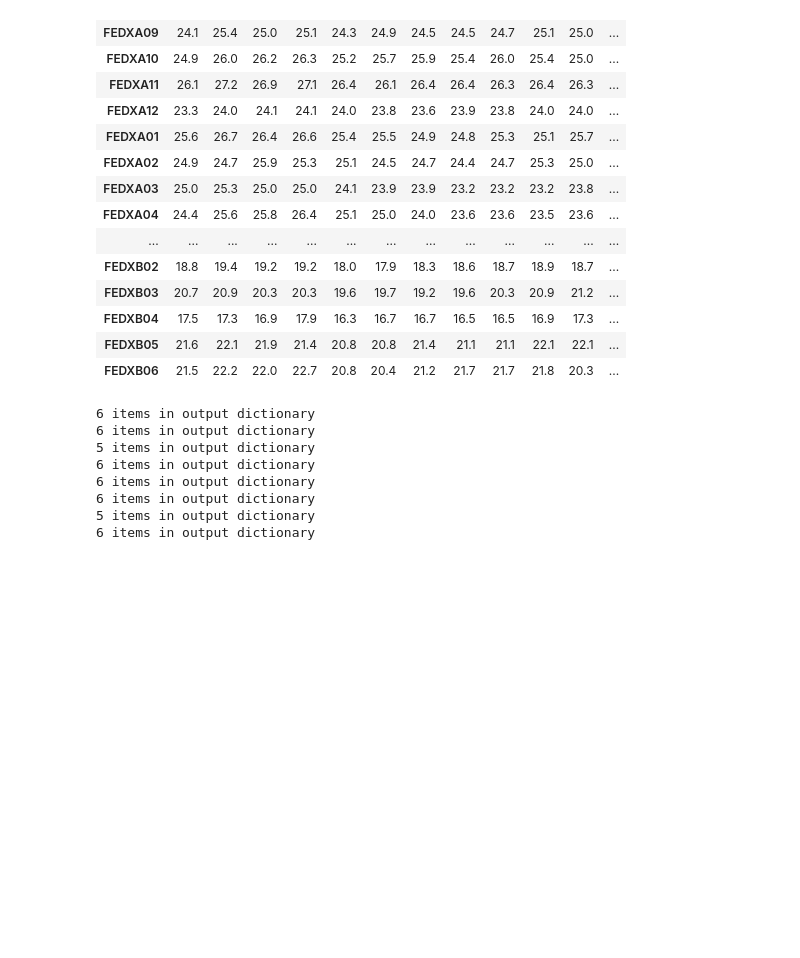
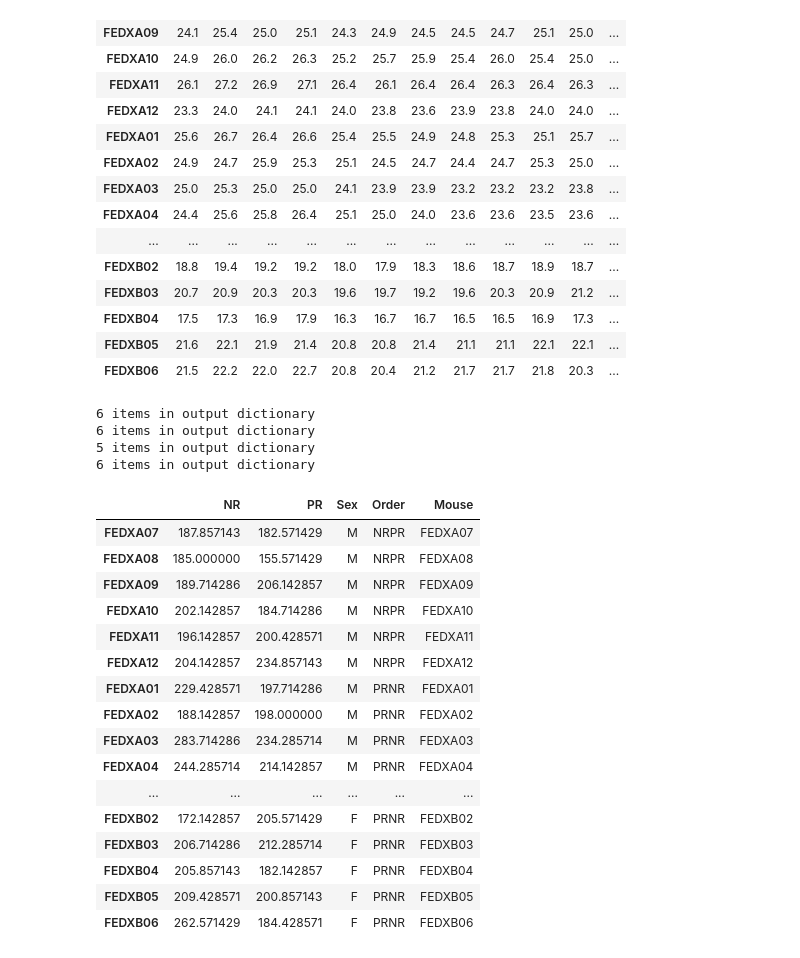
Before and after one commit to Htbibalan/FEDProtein, a Jupyter notebook: notebooks/FEDX_A_B_DATA STAT.ipynb, the cells around one changed output. Cells and saved outputs as stored; diff of their text form; code cells hidden in the pictures; blank space fills up the shorter version.

```diff
--- a/notebooks/FEDX_A_B_DATA STAT.ipynb
+++ b/notebooks/FEDX_A_B_DATA STAT.ipynb
@@ -124,22 +178,59 @@ result
 | FEDXB05 | 21.6 | 22.1 | 21.9 | 21.4 | 20.8 | 20.8 | 21.4 | 21.1 | 21.1 | 22.1 | 22.1 | ... |
 | FEDXB06 | 21.5 | 22.2 | 22.0 | 22.7 | 20.8 | 20.4 | 21.2 | 21.7 | 21.7 | 21.8 | 20.3 | ... |
 # %%
-nrpr_avg = get_data_fields(mice, ["pr_avg_pellets"],nrpr_male_selector)
-prnr_avg = get_data_fields(mice, ["pr_avg_pellets"],prnr_male_selector)
-nrprf_avg = get_data_fields(mice, ["pr_avg_pellets"],nrpr_female_selector)
-prnrf_avg = get_data_fields(mice, ["pr_avg_pellets"],prnr_female_selector)
+nrpr_avg = get_data_fields(mice, ["nr_avg_pellets" , "pr_avg_pellets"],nrpr_male_selector)
+nrpr_avg = np.array(nrpr_avg).T
 
-nrpr_avg_nr = get_data_fields(mice, ["nr_avg_pellets"],nrpr_male_selector)
-prnr_avg_nr = get_data_fields(mice, ["nr_avg_pellets"],prnr_male_selector)
-nrprf_avg_nr = get_data_fields(mice, ["nr_avg_pellets"],nrpr_female_selector)
-prnrf_avg_nr = get_data_fields(mice, ["nr_avg_pellets"],prnr_female_selector)
+prnr_avg = get_data_fields(mice, ["nr_avg_pellets", "pr_avg_pellets"],prnr_male_selector)
+prnr_avg = np.array(prnr_avg).T
+
+nrprf_avg = get_data_fields(mice, ["nr_avg_pellets","pr_avg_pellets"],nrpr_female_selector)
+nrprf_avg = np.array(nrprf_avg).T
+
+prnrf_avg = get_data_fields(mice, ["nr_avg_pellets", "pr_avg_pellets"],prnr_female_selector)
+prnrf_avg = np.array(prnrf_avg).T
 # %% [output]
 6 items in output dictionary
 6 items in output dictionary
 5 items in output dictionary
 6 items in output dictionary
-6 items in output dictionary
-6 items in output dictionary
-5 items in output dictionary
-6 items in output dictionary
+# %%
+dfnrpr_avg=pd.DataFrame(nrpr_avg, columns=["NR","PR"],index=['FEDXA07', 'FEDXA08', 'FEDXA09', 'FEDXA10', 'FEDXA11', 'FEDXA12'])
+dfprnr_avg=pd.DataFrame(prnr_avg, columns=["NR","PR"],index=["FEDXA01","FEDXA02","FEDXA03", "FEDXA04","FEDXA05","FEDXA06"])
+dfnrprf_avg=pd.DataFrame(nrprf_avg, columns=["NR","PR"],index=['FEDXB07', 'FEDXB08', 'FEDXB10', 'FEDXB11', 'FEDXB12'])
+dfprnrf_avg=pd.DataFrame(prnrf_avg, columns=["NR","PR"],index=['FEDXB01', 'FEDXB02', 'FEDXB03', 'FEDXB04', 'FEDXB05', 'FEDXB06'])
+# %%
+dfnrpr_avg ["Sex"],  = "M"
+dfnrpr_avg["Order"] = "NRPR"
+dfprnr_avg["Sex"] = "M"
+dfprnr_avg["Order"] = "PRNR"
+dfnrprf_avg["Sex"] = "F"
+dfnrprf_avg["Order"] = "NRPR"
+dfprnrf_avg["Sex"] = "F"
+dfprnrf_avg["Order"] = "PRNR"
+
+avgpellettakenframes = [dfnrpr_avg,dfprnr_avg,dfnrprf_avg,dfprnrf_avg]
+
+resultavgpellettaken = pd.concat(avgpellettakenframes)
+resultavgpellettaken["Mouse"] = resultavgpellettaken.index
+# %%
+resultavgpellettaken
+# %% [output]
+|  | NR | PR | Sex | Order | Mouse |
+| FEDXA07 | 187.857143 | 182.571429 | M | NRPR | FEDXA07 |
+| FEDXA08 | 185.000000 | 155.571429 | M | NRPR | FEDXA08 |
+| FEDXA09 | 189.714286 | 206.142857 | M | NRPR | FEDXA09 |
+| FEDXA10 | 202.142857 | 184.714286 | M | NRPR | FEDXA10 |
+| FEDXA11 | 196.142857 | 200.428571 | M | NRPR | FEDXA11 |
+| FEDXA12 | 204.142857 | 234.857143 | M | NRPR | FEDXA12 |
+| FEDXA01 | 229.428571 | 197.714286 | M | PRNR | FEDXA01 |
+| FEDXA02 | 188.142857 | 198.000000 | M | PRNR | FEDXA02 |
+| FEDXA03 | 283.714286 | 234.285714 | M | PRNR | FEDXA03 |
+| FEDXA04 | 244.285714 | 214.142857 | M | PRNR | FEDXA04 |
+| ... | ... | ... | ... | ... | ... |
+| FEDXB02 | 172.142857 | 205.571429 | F | PRNR | FEDXB02 |
+| FEDXB03 | 206.714286 | 212.285714 | F | PRNR | FEDXB03 |
+| FEDXB04 | 205.857143 | 182.142857 | F | PRNR | FEDXB04 |
+| FEDXB05 | 209.428571 | 200.857143 | F | PRNR | FEDXB05 |
+| FEDXB06 | 262.571429 | 184.428571 | F | PRNR | FEDXB06 |
 # %%
```
Also changed, not shown: parts of 21 cells of this notebook, 27 other files.
